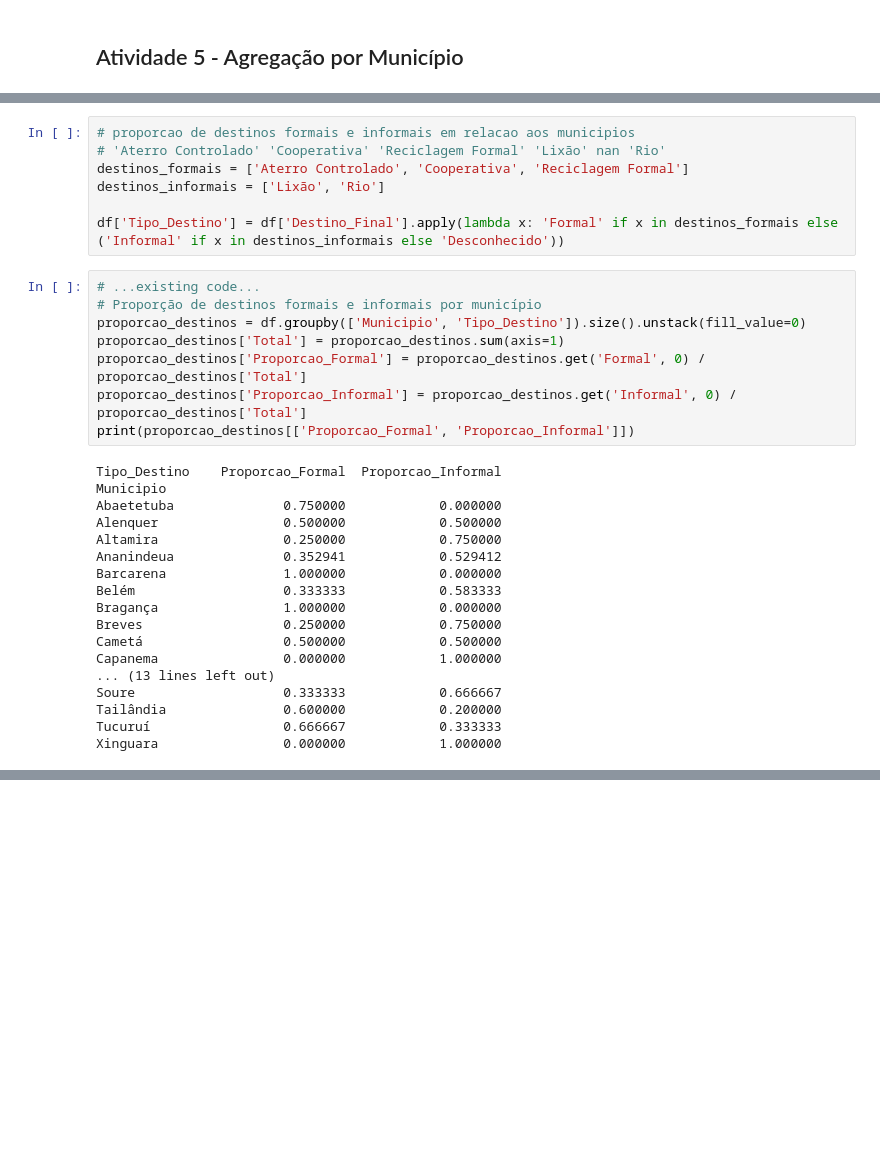
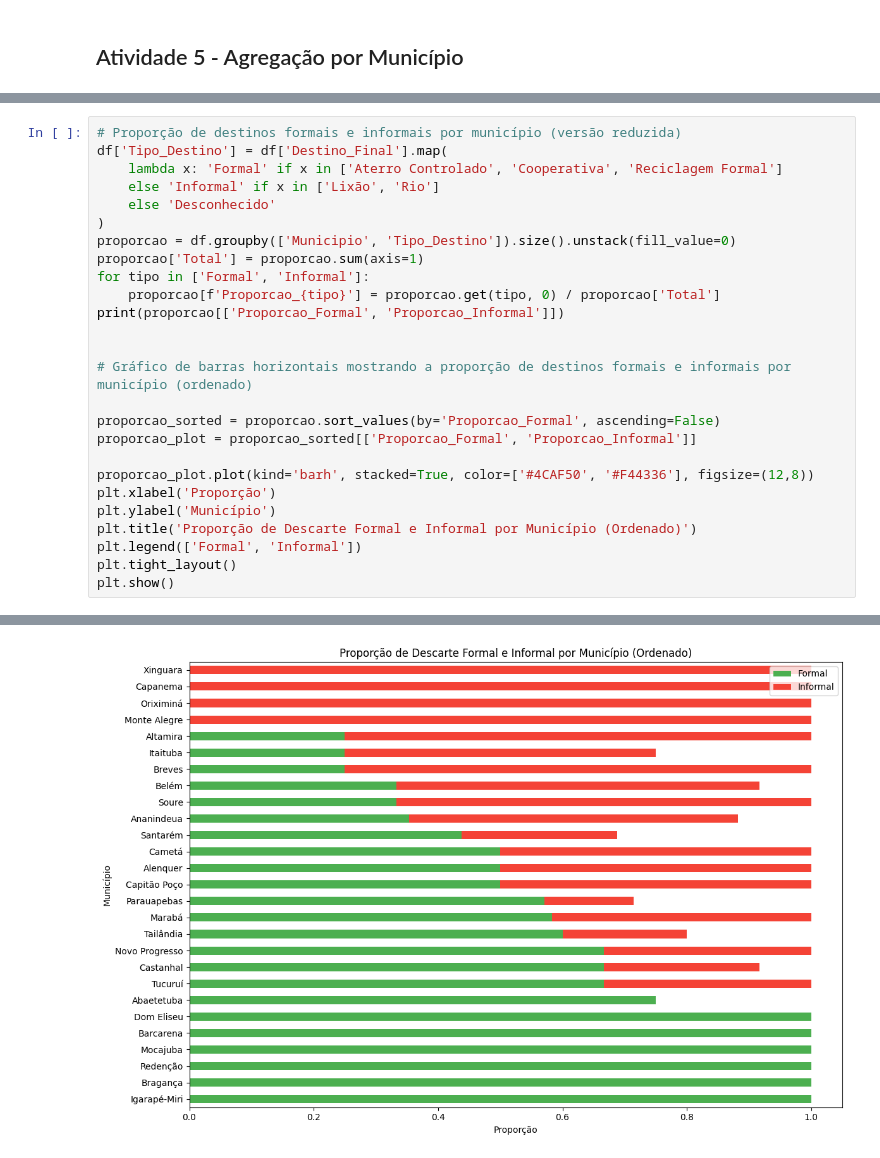
Before and after one commit to polyanasilva/desafio_lixo_eletronico, a Jupyter notebook: atv i2a2.ipynb, the cells around one changed output, grey strips where cells are left out. Saved outputs shown, nothing was run; the diff lists cells and outputs as text; blank space fills up the shorter version.

```diff
--- a/atv i2a2.ipynb
+++ b/atv i2a2.ipynb
@@ -276,33 +280,27 @@ Name: Peso_kg, dtype: float64
-# %%
-# proporcao de destinos formais e informais em relacao aos municipios
-# 'Aterro Controlado' 'Cooperativa' 'Reciclagem Formal' 'Lixão' nan 'Rio'
-destinos_formais = ['Aterro Controlado', 'Cooperativa', 'Reciclagem Formal']
-destinos_informais = ['Lixão', 'Rio']
-
-df['Tipo_Destino'] = df['Destino_Final'].apply(lambda x: 'Formal' if x in destinos_formais else ('Informal' if x in destinos_informais else 'Desconhecido'))
-# %%
-# ...existing code...
-# Proporção de destinos formais e informais por município
-proporcao_destinos = df.groupby(['Municipio', 'Tipo_Destino']).size().unstack(fill_value=0)
-proporcao_destinos['Total'] = proporcao_destinos.sum(axis=1)
-proporcao_destinos['Proporcao_Formal'] = proporcao_destinos.get('Formal', 0) / proporcao_destinos['Total']
-proporcao_destinos['Proporcao_Informal'] = proporcao_destinos.get('Informal', 0) / proporcao_destinos['Total']
-print(proporcao_destinos[['Proporcao_Formal', 'Proporcao_Informal']])
-# %% [output]
-Tipo_Destino    Proporcao_Formal  Proporcao_Informal
-Municipio
-Abaetetuba              0.750000            0.000000
-Alenquer                0.500000            0.500000
-Altamira                0.250000            0.750000
-Ananindeua              0.352941            0.529412
-Barcarena               1.000000            0.000000
-Belém                   0.333333            0.583333
-Bragança                1.000000            0.000000
-Breves                  0.250000            0.750000
-Cametá                  0.500000            0.500000
-Capanema                0.000000            1.000000
-... (13 lines left out)
-Soure                   0.333333            0.666667
-Tailândia               0.600000            0.200000
-Tucuruí                 0.666667            0.333333
-Xinguara                0.000000            1.000000
+# %%
+# Proporção de destinos formais e informais por município (versão reduzida)
+df['Tipo_Destino'] = df['Destino_Final'].map(
+    lambda x: 'Formal' if x in ['Aterro Controlado', 'Cooperativa', 'Reciclagem Formal']
+    else 'Informal' if x in ['Lixão', 'Rio']
+    else 'Desconhecido'
+)
+proporcao = df.groupby(['Municipio', 'Tipo_Destino']).size().unstack(fill_value=0)
+proporcao['Total'] = proporcao.sum(axis=1)
+for tipo in ['Formal', 'Informal']:
+    proporcao[f'Proporcao_{tipo}'] = proporcao.get(tipo, 0) / proporcao['Total']
+print(proporcao[['Proporcao_Formal', 'Proporcao_Informal']])
+
+
+# Gráfico de barras horizontais mostrando a proporção de destinos formais e informais por município (ordenado)
+
+proporcao_sorted = proporcao.sort_values(by='Proporcao_Formal', ascending=False)
+proporcao_plot = proporcao_sorted[['Proporcao_Formal', 'Proporcao_Informal']]
+
+proporcao_plot.plot(kind='barh', stacked=True, color=['#4CAF50', '#F44336'], figsize=(12,8))
+plt.xlabel('Proporção')
+plt.ylabel('Município')
+plt.title('Proporção de Descarte Formal e Informal por Município (Ordenado)')
+plt.legend(['Formal', 'Informal'])
+plt.tight_layout()
+plt.show()
+# %% [output]
@@ -308,0 +324 @@ Xinguara                0.000000            1.000000
+[figure, added]
```
Also changed, not shown: parts of 6 cells of this notebook.
